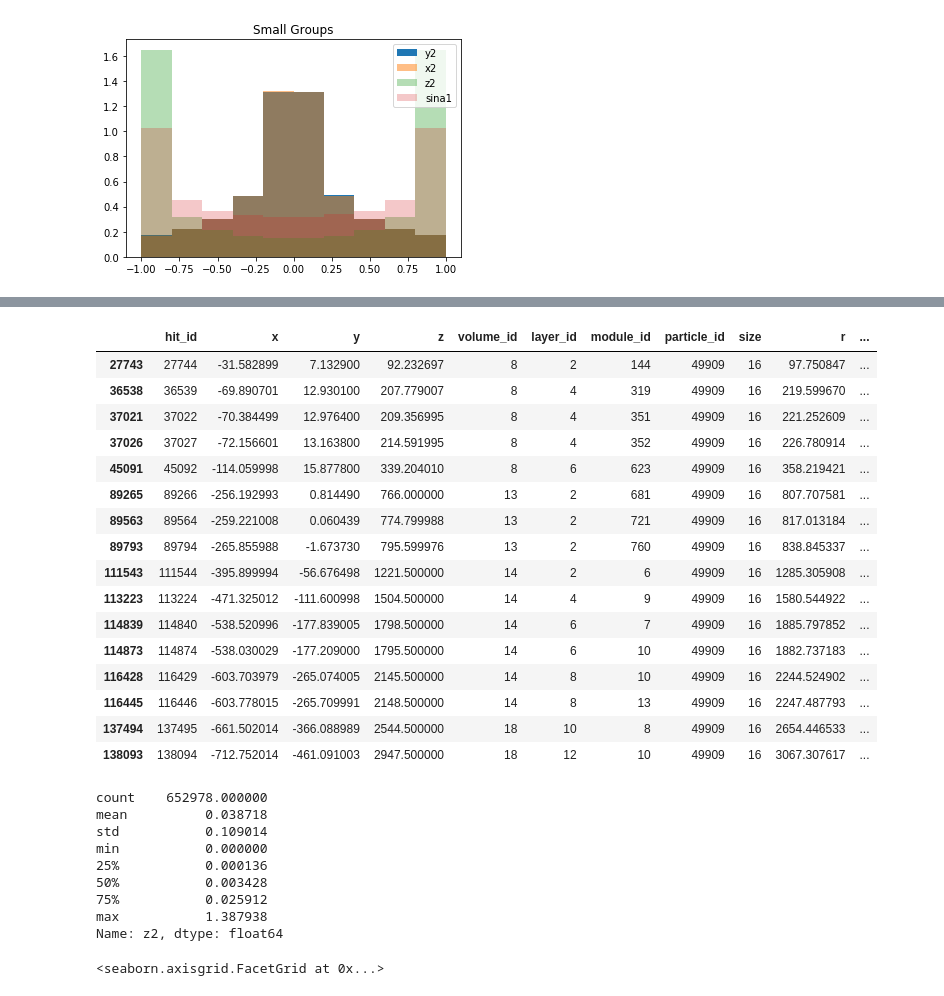
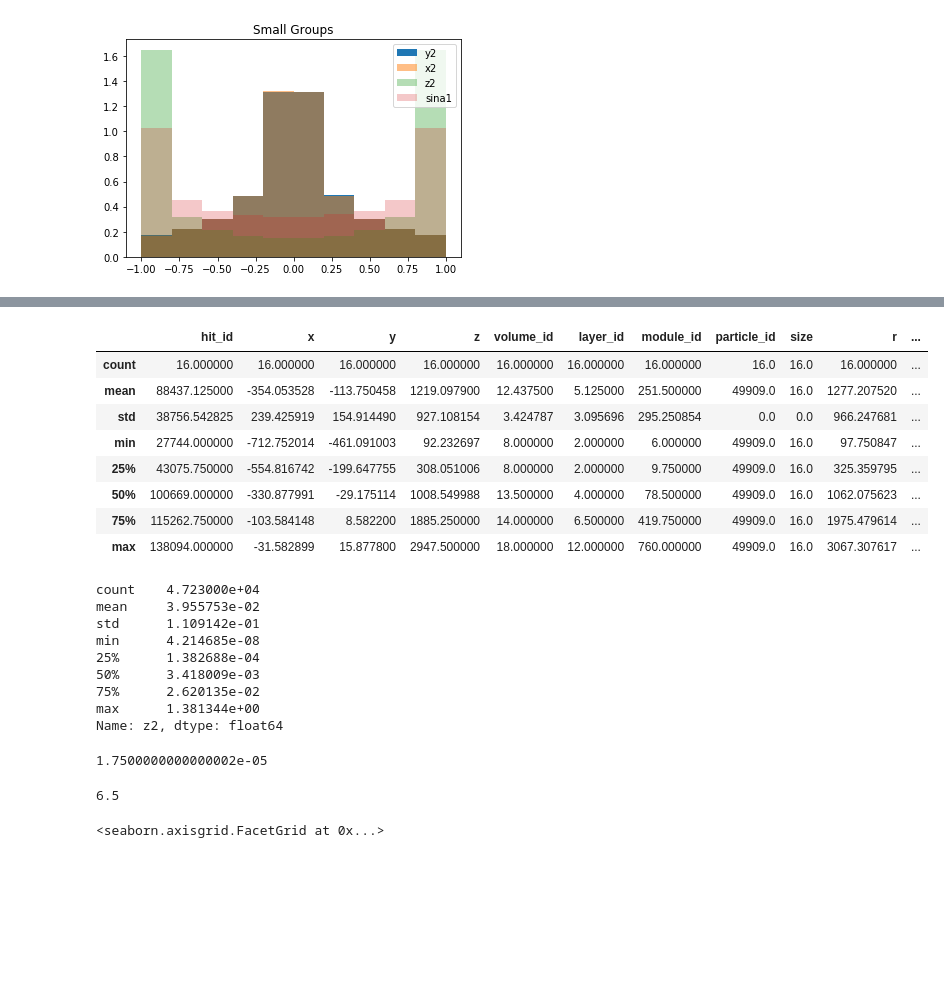
Before and after one commit to escuccim/trackml_code, a Jupyter notebook: scratchpad.ipynb, the cells around one changed output, grey strips where cells are left out. Drawn from its saved outputs; the diff is of its cells as text; code cells hidden in the pictures; blank space fills up the shorter version.

```diff
--- a/scratchpad.ipynb
+++ b/scratchpad.ipynb
@@ -61,7 +84,7 @@ def get_training_sample(path_to_data, event_names):
     return data
 # %%
 start_event_id = 1000
-n_train_samples = 75
+n_train_samples = 1
 train_event_names = ["event0000{:05d}".format(i) for i in range(start_event_id, start_event_id+n_train_samples)]
 train_data = get_training_sample(path_to_train, train_event_names)
 # %%
@@ -200,36 +260,41 @@ plt.plot(train_data[train_data.particle_id == p_id].sort_values("y").x, train_da
 # %%
 p_id = 49909
-train_data[train_data.particle_id == p_id]
+train_data[train_data.particle_id == p_id].describe()
 # %% [output]
 |  | hit_id | x | y | z | volume_id | layer_id | module_id | particle_id | size | r | ... |
-| 27743 | 27744 | -31.582899 | 7.132900 | 92.232697 | 8 | 2 | 144 | 49909 | 16 | 97.750847 | ... |
-| 36538 | 36539 | -69.890701 | 12.930100 | 207.779007 | 8 | 4 | 319 | 49909 | 16 | 219.599670 | ... |
-| 37021 | 37022 | -70.384499 | 12.976400 | 209.356995 | 8 | 4 | 351 | 49909 | 16 | 221.252609 | ... |
-| 37026 | 37027 | -72.156601 | 13.163800 | 214.591995 | 8 | 4 | 352 | 49909 | 16 | 226.780914 | ... |
-| 45091 | 45092 | -114.059998 | 15.877800 | 339.204010 | 8 | 6 | 623 | 49909 | 16 | 358.219421 | ... |
-| 89265 | 89266 | -256.192993 | 0.814490 | 766.000000 | 13 | 2 | 681 | 49909 | 16 | 807.707581 | ... |
-| 89563 | 89564 | -259.221008 | 0.060439 | 774.799988 | 13 | 2 | 721 | 49909 | 16 | 817.013184 | ... |
-| 89793 | 89794 | -265.855988 | -1.673730 | 795.599976 | 13 | 2 | 760 | 49909 | 16 | 838.845337 | ... |
-| 111543 | 111544 | -395.899994 | -56.676498 | 1221.500000 | 14 | 2 | 6 | 49909 | 16 | 1285.305908 | ... |
-| 113223 | 113224 | -471.325012 | -111.600998 | 1504.500000 | 14 | 4 | 9 | 49909 | 16 | 1580.544922 | ... |
-| 114839 | 114840 | -538.520996 | -177.839005 | 1798.500000 | 14 | 6 | 7 | 49909 | 16 | 1885.797852 | ... |
-| 114873 | 114874 | -538.030029 | -177.209000 | 1795.500000 | 14 | 6 | 10 | 49909 | 16 | 1882.737183 | ... |
-| 116428 | 116429 | -603.703979 | -265.074005 | 2145.500000 | 14 | 8 | 10 | 49909 | 16 | 2244.524902 | ... |
-| 116445 | 116446 | -603.778015 | -265.709991 | 2148.500000 | 14 | 8 | 13 | 49909 | 16 | 2247.487793 | ... |
-| 137494 | 137495 | -661.502014 | -366.088989 | 2544.500000 | 18 | 10 | 8 | 49909 | 16 | 2654.446533 | ... |
-| 138093 | 138094 | -712.752014 | -461.091003 | 2947.500000 | 18 | 12 | 10 | 49909 | 16 | 3067.307617 | ... |
+| count | 16.000000 | 16.000000 | 16.000000 | 16.000000 | 16.000000 | 16.000000 | 16.000000 | 16.0 | 16.0 | 16.000000 | ... |
+| mean | 88437.125000 | -354.053528 | -113.750458 | 1219.097900 | 12.437500 | 5.125000 | 251.500000 | 49909.0 | 16.0 | 1277.207520 | ... |
+| std | 38756.542825 | 239.425919 | 154.914490 | 927.108154 | 3.424787 | 3.095696 | 295.250854 | 0.0 | 0.0 | 966.247681 | ... |
+| min | 27744.000000 | -712.752014 | -461.091003 | 92.232697 | 8.000000 | 2.000000 | 6.000000 | 49909.0 | 16.0 | 97.750847 | ... |
+| 25% | 43075.750000 | -554.816742 | -199.647755 | 308.051006 | 8.000000 | 2.000000 | 9.750000 | 49909.0 | 16.0 | 325.359795 | ... |
+| 50% | 100669.000000 | -330.877991 | -29.175114 | 1008.549988 | 13.500000 | 4.000000 | 78.500000 | 49909.0 | 16.0 | 1062.075623 | ... |
+| 75% | 115262.750000 | -103.584148 | 8.582200 | 1885.250000 | 14.000000 | 6.500000 | 419.750000 | 49909.0 | 16.0 | 1975.479614 | ... |
+| max | 138094.000000 | -31.582899 | 15.877800 | 2947.500000 | 18.000000 | 12.000000 | 760.000000 | 49909.0 | 16.0 | 3067.307617 | ... |
 # %%
 train_data.groupby("particle_id").z2.std().describe()
 # %% [output]
-count    652978.000000
-mean          0.038718
-std           0.109014
-min           0.000000
-25%           0.000136
-50%           0.003428
-75%           0.025912
-max           1.387938
+count    4.723000e+04
+mean     3.955753e-02
+std      1.109142e-01
+min      4.214685e-08
+25%      1.382688e-04
+50%      3.418009e-03
+75%      2.620135e-02
+max      1.381344e+00
 Name: z2, dtype: float64
+# %%
+7e-8 * 250
+# %% [output]
+1.7500000000000002e-05
+# %%
+min_points = 2
+num_loops = 200
+min_points_change = 0.5
+
+min_pts_change = ((15 - min_points) / num_loops) * min_points_change
+min_pts_change * 200
+# %% [output]
+6.5
 # %%
 fg = sns.FacetGrid(data=train_data[(train_data.particle_id < 40) & (train_data['size'].values > 1)], hue='particle_id', aspect=4)
 fg.map(plt.scatter, 'x', 'y')
```
Also changed, not shown: parts of 22 cells of this notebook, 1 other file.
